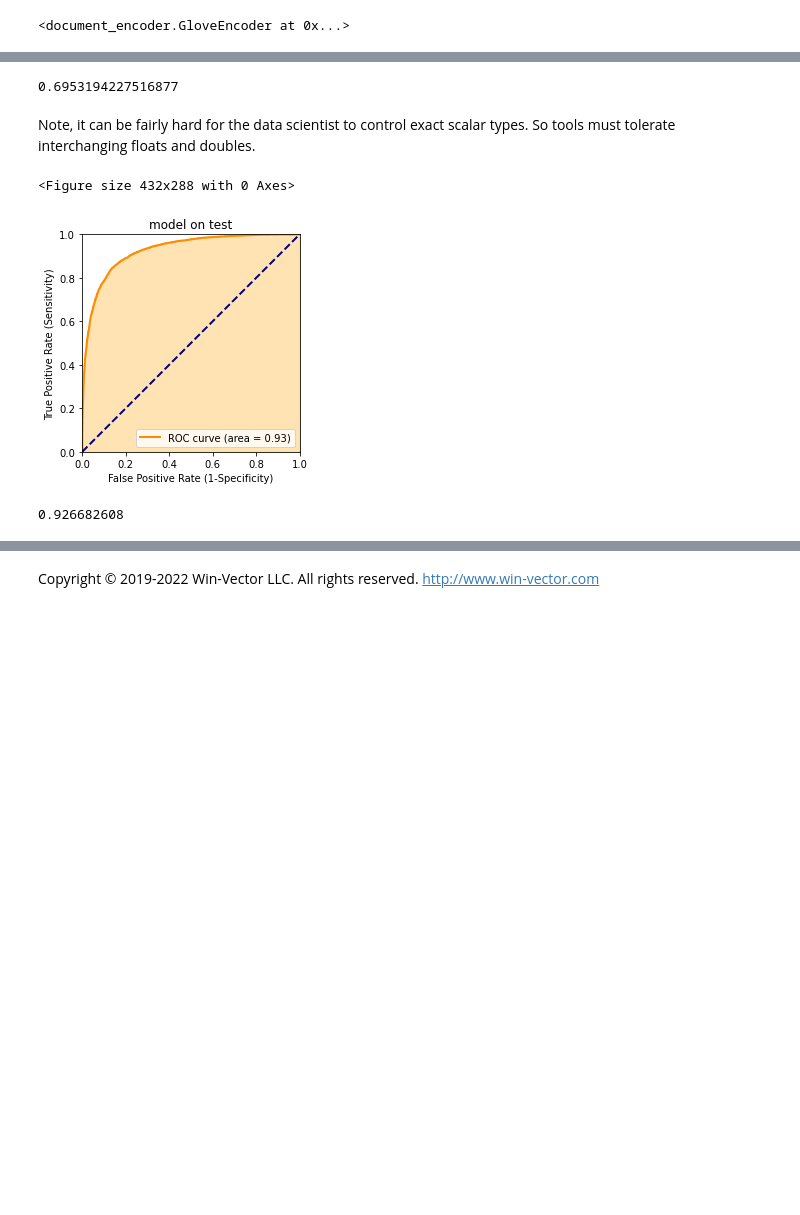
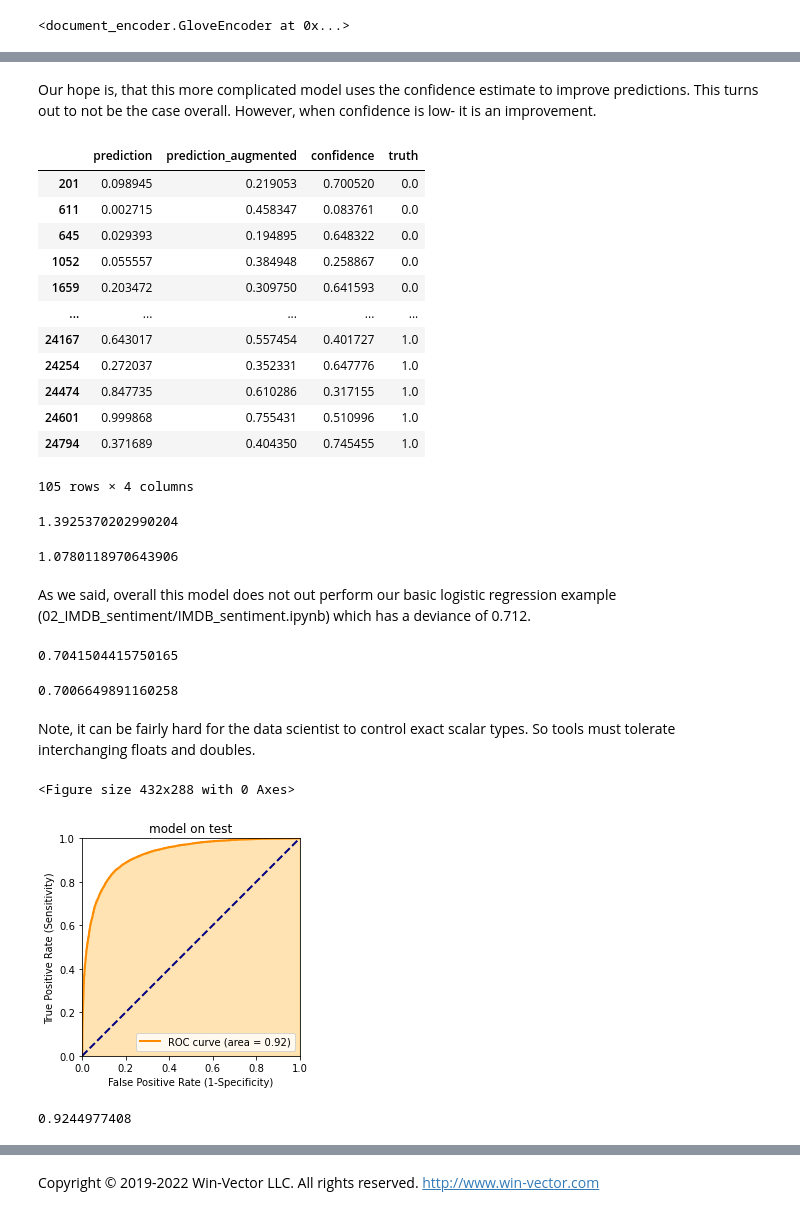
Before and after one commit to WinVector/ATasteOfDataScience, a Jupyter notebook: 03_Augment/IMDB_sentiment_aug.ipynb, the cells around one changed output, grey strips where cells are left out. Saved outputs shown, nothing was run; the diff lists cells and outputs as text; code cells hidden in the pictures; blank space fills up the shorter version.

```diff
--- a/03_Augment/IMDB_sentiment_aug.ipynb
+++ b/03_Augment/IMDB_sentiment_aug.ipynb
@@ -174,22 +208,64 @@ dtype: object
+# %% [markdown]
+Our hope is, that this more complicated model uses the confidence estimate to improve predictions. This turns out to not be the case overall. However, when confidence is low- it is an improvement.
+# %%
+uncertain = pred_test_frame['confidence'] < 0.75
+pred_test_frame.loc[uncertain, :]
+# %% [output]
+|  | prediction | prediction_augmented | confidence | truth |
+| 201 | 0.098945 | 0.219053 | 0.700520 | 0.0 |
+| 611 | 0.002715 | 0.458347 | 0.083761 | 0.0 |
+| 645 | 0.029393 | 0.194895 | 0.648322 | 0.0 |
+| 1052 | 0.055557 | 0.384948 | 0.258867 | 0.0 |
+| 1659 | 0.203472 | 0.309750 | 0.641593 | 0.0 |
+| ... | ... | ... | ... | ... |
+| 24167 | 0.643017 | 0.557454 | 0.401727 | 1.0 |
+| 24254 | 0.272037 | 0.352331 | 0.647776 | 1.0 |
+| 24474 | 0.847735 | 0.610286 | 0.317155 | 1.0 |
+| 24601 | 0.999868 | 0.755431 | 0.510996 | 1.0 |
+| 24794 | 0.371689 | 0.404350 | 0.745455 | 1.0 |
+105 rows × 4 columns
+# %%
+wvpy.util.mean_deviance(
+    predictions=pred_test_frame.loc[uncertain, 'prediction'],
+    istrue=pred_test_frame.loc[uncertain, 'truth']
+)
+# %% [output]
+1.3925370202990204
+# %%
+wvpy.util.mean_deviance(
+    predictions=pred_test_frame.loc[uncertain, 'prediction_augmented'],
+    istrue=pred_test_frame.loc[uncertain, 'truth']
+)
+# %% [output]
+1.0780118970643906
+# %% [markdown]
+As we said, overall this model does not out perform our basic logistic regression example (02_IMDB_sentiment/IMDB_sentiment.ipynb) which has a deviance of 0.712.
 # %%
 wvpy.util.mean_deviance(
-    predictions=eval_frame['prediction'],
-    istrue=eval_frame['truth']
+    predictions=pred_test_frame['prediction'],
+    istrue=pred_test_frame['truth']
 )
 # %% [output]
-0.6953194227516877
+0.7041504415750165
+# %%
+wvpy.util.mean_deviance(
+    predictions=pred_test_frame['prediction_augmented'],
+    istrue=pred_test_frame['truth']
+)
+# %% [output]
+0.7006649891160258
 # %% [markdown]
 Note, it can be fairly hard for the data scientist to control exact scalar types. So tools must tolerate interchanging floats and doubles.
 # %%
 # evaluate the results
 wvpy.util.plot_roc(
-    eval_frame['prediction'],
-    eval_frame['truth'],
+    pred_test_frame['prediction'],
+    pred_test_frame['truth'],
     title='model on test')
 # %% [output]
 <Figure size 432x288 with 0 Axes>
 [figure]
-0.926682608
+0.9244977408
 # %%
 # evaluate the results
 wvpy.util.dual_hist_plot(
```
Also changed, not shown: parts of 12 cells of this notebook, 3 other files.
